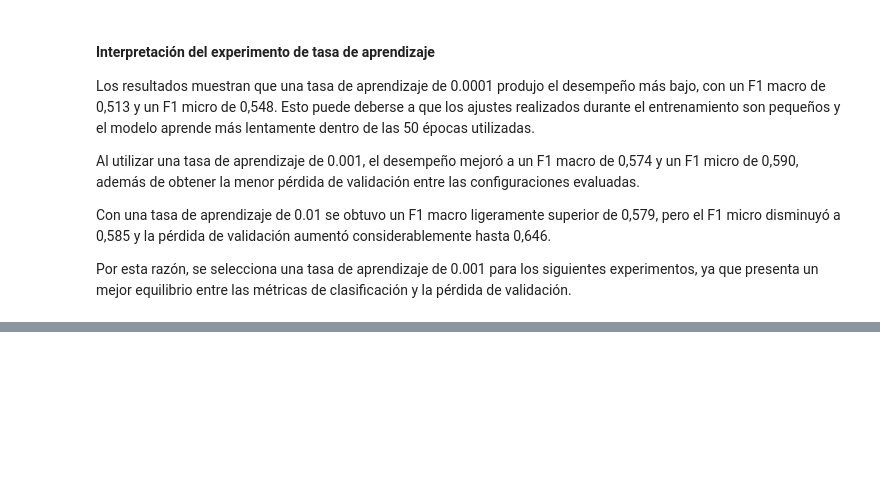
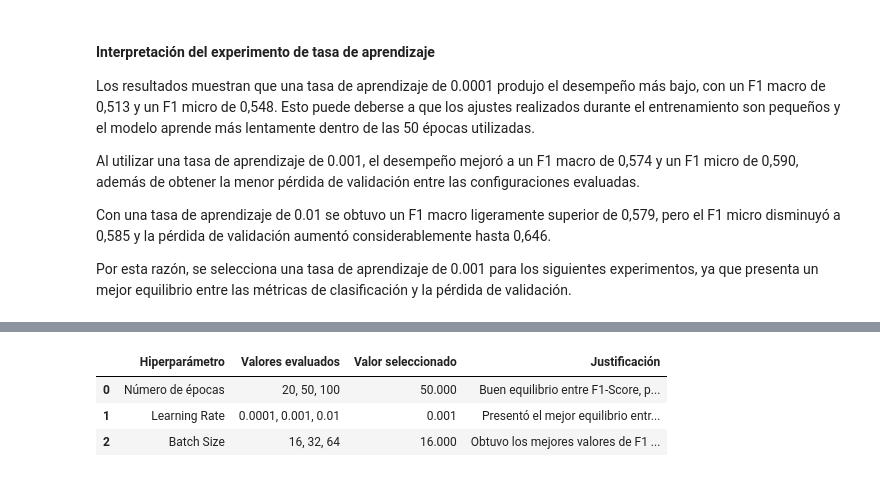
Before and after one commit to Benja-Diaz/EP1-Deep-Learning, a Jupyter notebook: Evaluacion_Parcial_1_Deep_Learning.ipynb, the cells around one changed output, grey strips where cells are left out. Saved outputs shown, nothing was run; the diff lists cells and outputs as text; code cells hidden in the pictures; blank space fills up the shorter version.

```diff
--- a/Evaluacion_Parcial_1_Deep_Learning.ipynb
+++ b/Evaluacion_Parcial_1_Deep_Learning.ipynb
@@ -2342,0 +2486,30 @@ Por esta razón, se selecciona una tasa de aprendizaje de 0.001 para los siguien
+# %%
+resumen_hiperparametros = pd.DataFrame({
+    'Hiperparámetro': [
+        'Número de épocas',
+        'Learning Rate',
+        'Batch Size'
+    ],
+    'Valores evaluados': [
+        '20, 50, 100',
+        '0.0001, 0.001, 0.01',
+        '16, 32, 64'
+    ],
+    'Valor seleccionado': [
+        50,
+        0.001,
+        16
+    ],
+    'Justificación': [
+        'Buen equilibrio entre F1-Score, pérdida de validación y sobreajuste.',
+        'Presentó el mejor equilibrio entre F1-Score y Validation Loss.',
+        'Obtuvo los mejores valores de F1 Macro y F1 Micro.'
+    ]
+})
+
+resumen_hiperparametros
+# %% [output]
+|  | Hiperparámetro | Valores evaluados | Valor seleccionado | Justificación |
+| 0 | Número de épocas | 20, 50, 100 | 50.000 | Buen equilibrio entre F1-Score, p... |
+| 1 | Learning Rate | 0.0001, 0.001, 0.01 | 0.001 | Presentó el mejor equilibrio entr... |
+| 2 | Batch Size | 16, 32, 64 | 16.000 | Obtuvo los mejores valores de F1 ... |
```
Also changed, not shown: parts of 9 cells of this notebook.
